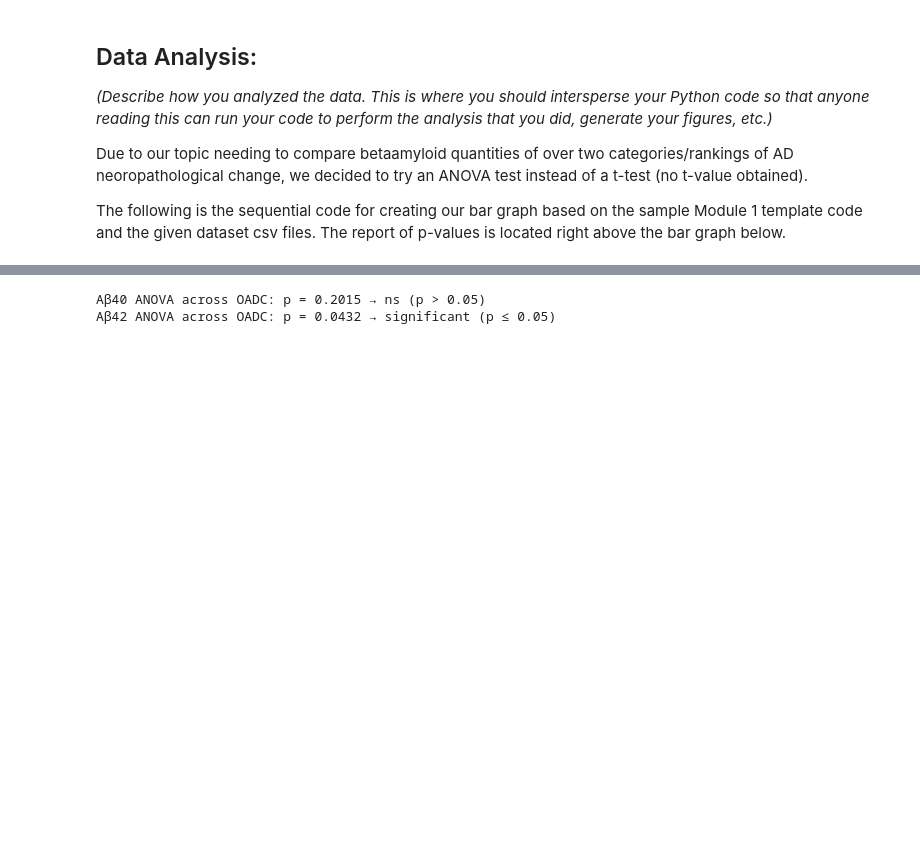
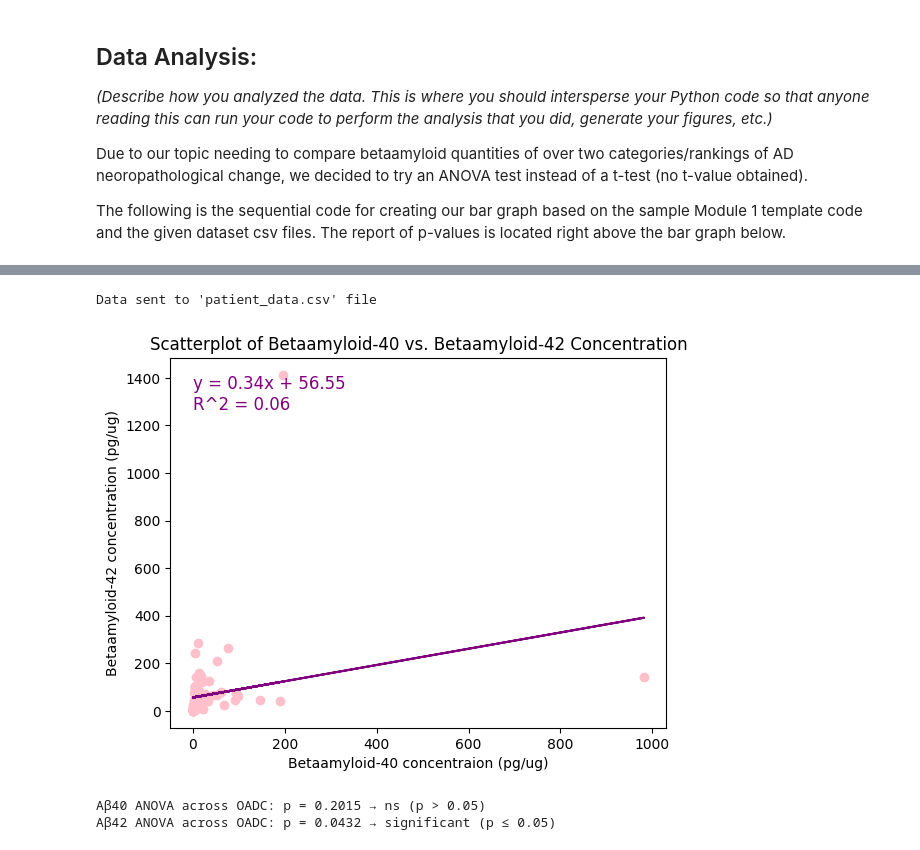
Before and after one commit to Lukinator3000/AlzheimersModule, a Jupyter notebook: Module 1 Template (NEW).ipynb, the cells around one changed output, grey strips where cells are left out. Saved outputs shown, nothing was run; the diff lists cells and outputs as text; code cells hidden in the pictures; blank space fills up the shorter version.

Commit message:
Worked on and added scatterplot code for comparing betaamyloid-40 to 42

```diff
--- a/Module 1 Template (NEW).ipynb
+++ b/Module 1 Template (NEW).ipynb
@@ -229,6 +229,9 @@ class Patient:
 
     def get_id(self):
         return self.DonorID
+
+    def get_ABeta40(self):
+        return self.ABeta40
 
     def get_ABeta42(self):
         return self.ABeta42
@@ -422,6 +425,58 @@ H20.33.041 | sex: Female | ABeta40 5.522105263 | tTau 196.9957895 | pTau 2.40631
 H21.33.026 | sex: Female | ABeta40 76.91789474 | tTau 386.6842105 | pTau 6.217894737 | Death Age 90 | Thal Score 4
 H21.33.007 | sex: Female | ABeta40 11.41894737 | tTau 1179.673684 | pTau 6.410526316 | Death Age 86 | Thal Score 4
 H20.33.018 | sex: Female | ABeta40 196.732 | tTau 177.5663158 | pTau 5.110526316 | Death Age 81 | Thal Score 5
+# %%
+#3.5) Making scatterplot
+
+from patient import Patient
+
+from matplotlib import pyplot as plt
+
+import pandas as pd
+from sklearn.linear_model import LinearRegression
+from sklearn.metrics import r2_score
+
+bA40_scores = []
+bA42_scores = []
+
+# Adding each patient's betaamyloid scores to the lists above
+for p in Patient.all_patients:
+    bA40_scores.append(p.ABeta40)
+    bA42_scores.append(p.ABeta42)
+
+# Putting list data into DataFrame and writing it to external csv file
+bAData = pd.DataFrame({
+    "bA40 Concentration": bA40_scores,
+    "bA42 Concentration": bA42_scores
+})
+bAData.to_csv("patient_data.csv", index=False)
+print("Data sent to 'patient_data.csv' file")
+
+# Read csv file and assign data columns to x & y variables
+scatterData = pd.read_csv("patient_data.csv")
+x = scatterData["bA40 Concentration"].values.reshape(-1, 1)
+y = scatterData["bA42 Concentration"].values
+
+# Create linear regression model from csv data
+model = LinearRegression()
+model.fit(x, y)
+# Assigning linear regression model values to scatterplot equation
+slope = model.coef_[0]
+intercept = model.intercept_
+r2 = model.score(x, y)
+equation = f"y = {slope:.2f}x + {intercept:.2f}\nR^2 = {r2:.2f}"
+
+# Design and display the scatterplot using matplot
+plt.scatter(x, y, color="pink")
+plt.plot(x, model.predict(x), color="purple")
+plt.xlabel("Betaamyloid-40 concentraion (pg/ug)")
+plt.ylabel("Betaamyloid-42 concentration (pg/ug)")
+plt.title("Scatterplot of Betaamyloid-40 vs. Betaamyloid-42 Concentration")
+plt.text(x.min(), y.max(), equation, color="purple", fontsize=12, verticalalignment="top")
+plt.show()
+# %% [output]
+Data sent to 'patient_data.csv' file
+[figure, added]
 # %%
 #4) BUILD DICTIONARIES TO DO SORTING AND SUB-SORTING
 @classmethod
```
Also changed, not shown: 2 other files.
